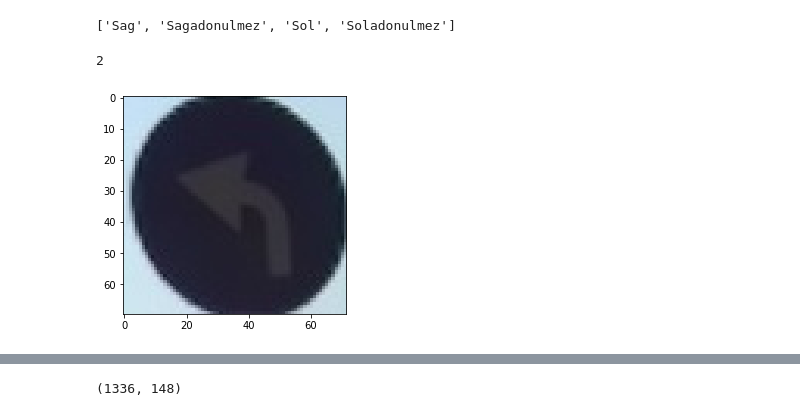
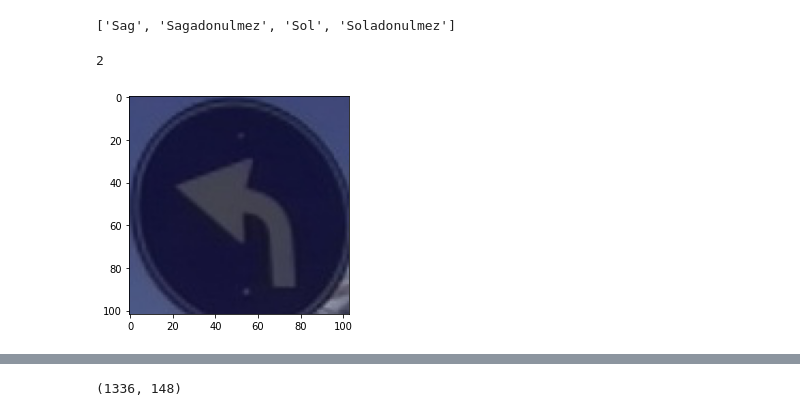
Before and after one commit to Alparslan-Tamer/Multi-Class-Classification, a Jupyter notebook: pytorch-code.ipynb, the cells around one changed output, grey strips where cells are left out. Saved outputs shown, nothing was run; the diff lists cells and outputs as text; code cells hidden in the pictures.

```diff
--- a/pytorch-code.ipynb
+++ b/pytorch-code.ipynb
@@ -31,12 +31,12 @@ dataset.classes
 import matplotlib.pyplot as plt
 %matplotlib inline
 # %%
-img, label = dataset[742]
+img, label = dataset[755]
 plt.imshow(img)
 print(label)
 # %% [output]
 2
-[figure, old version]
+[figure, new version]
 # %%
 import torchvision.transforms as tt
 
```
Also changed, not shown: parts of 14 cells of this notebook, 6 other files.
